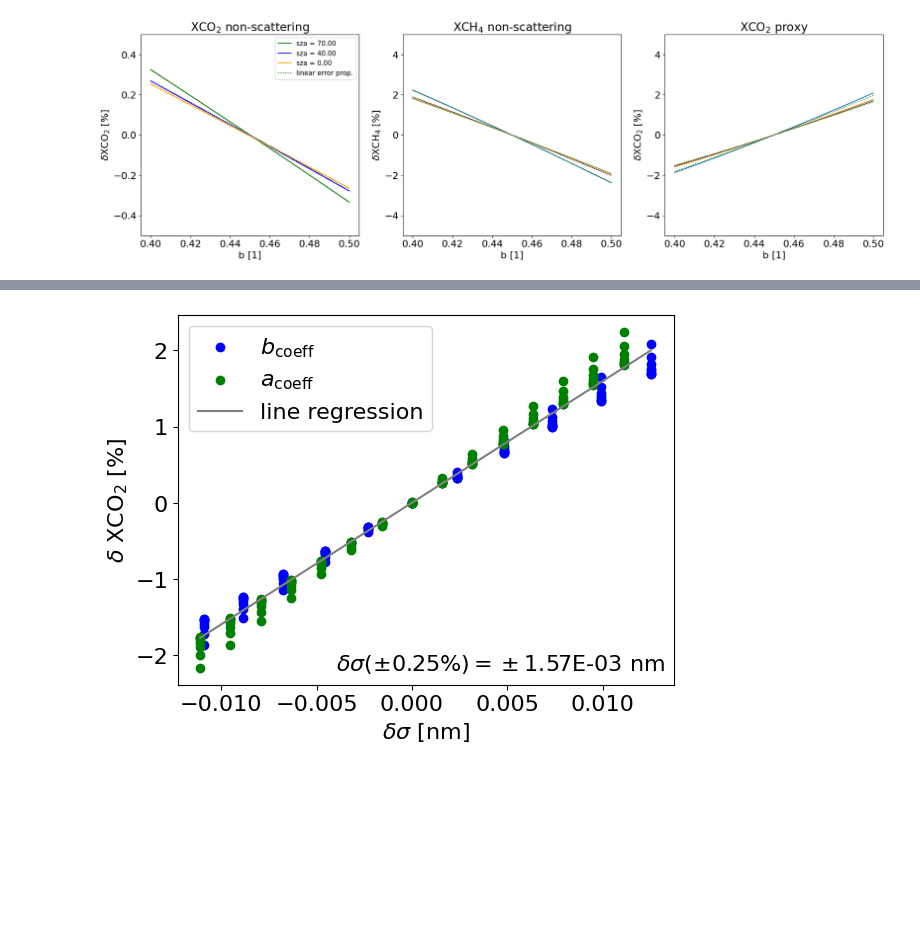
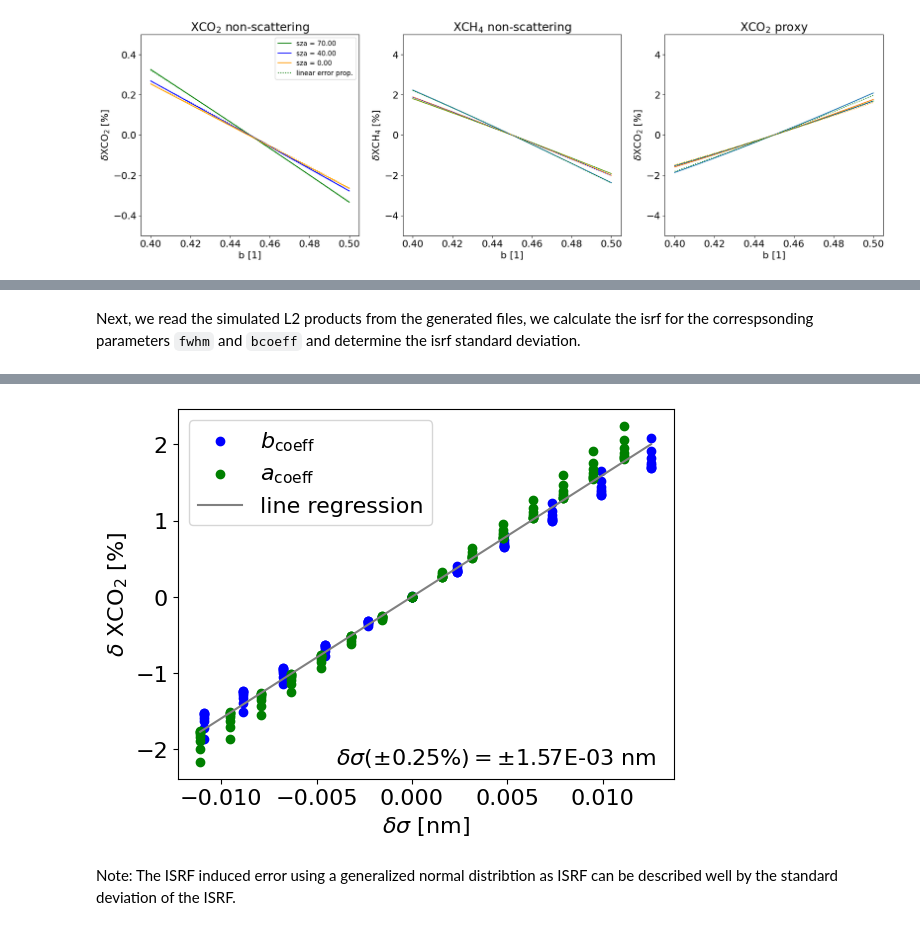
Before and after one commit to undomained/teds, a Jupyter notebook: examples/exp6_isrf/exp6.0_isrf_sensitivities.ipynb, the cells around one changed output, grey strips where cells are left out. Drawn from its saved outputs; the diff is of its cells as text; code cells hidden in the pictures; blank space fills up the shorter version.

Commit message:
exp5 isrf updated

```diff
--- a/examples/exp6_isrf/exp6.0_isrf_sensitivities.ipynb
+++ b/examples/exp6_isrf/exp6.0_isrf_sensitivities.ipynb
@@ -345,5 +324,5 @@ if(data_aly1_acoeff):
 # %%
-if(data_aly2_acoeff):
+if(pam_acoeff):
 
     nacoeff,nsza,nwave = radiance_per_acoeff.shape
 
@@ -416,8 +397,8 @@ if(data_aly2_acoeff):
 # %%
-if(data_read_bcoeff):
+if(pam_bcoeff):
 
     path = '/home/jochen/TANGO_E2ES/EndtoEndProject/data/interface_data/'
-    za = [70., 60, 50, 40, 30, 20, 10, 0]
+    sza = [70., 60, 50, 40, 30, 20, 10, 0]
     nsza = len(sza)
 
     nbcoeff = 11
@@ -505,5 +486,5 @@ if(data_read_bcoeff):
 # %%
-if(data_aly1_bcoeff):
+if(pam_bcoeff):
     fig = plt.figure(figsize=(22,8), dpi=100,)
     plt.rcParams.update({'font.size': 16})
 
@@ -541,5 +524,5 @@ if(data_aly1_bcoeff):
 # %%
-if(data_aly2_bcoeff):
+if(pam_bcoeff):
 
     nbcoeff,nsza,nwave = radiance_per_bcoeff.shape
 
@@ -630,8 +617,10 @@ def generalized_normal(x, fwhm, b=0.5, deriv=False):
     if deriv:
         y *= -(2/fwhm)**(1/b)*np.log(2)*np.sign(x)*np.abs(x)**(1/b-1)/b
     return y
+# %% [markdown]
+Next, we read the simulated L2 products from the generated files, we calculate the isrf for the correspsonding parameters `fwhm` and `bcoeff` and determine the isrf standard deviation.
 # %%
-if(req_aly):
+if(pam_req_analysis):
 
     path = '/home/jochen/TANGO_E2ES/EndtoEndProject/data/interface_data/'
     sza = [70., 60, 50, 40, 30, 20, 10, 0]
@@ -711,7 +700,7 @@ if(req_aly):
     A = np.vstack([std, np.ones(len(std))]).T
     A = std[:,np.newaxis]
     m, _, _, _ = np.linalg.lstsq(A, xco2_error)
-    plt.plot(std, m*std, 'r', label='line regression', color='grey')
+    plt.plot(std, m*std, label='line regression', color='grey')
 
     #assume an CO2 proxy error of 0.25 %. Calculate the correspsonding std dev error that is acceptable
     e_max = (0.25)/m
@@ -726 +713,3 @@ To use the future default and silence this warning we advise to pass `rcond=None
-[figure, old version]
+[figure, new version]
+# %% [markdown]
+Note: The ISRF induced error using a generalized normal distribtion as ISRF can be described well by the standard deviation of the ISRF.
```
Also changed, not shown: parts of 44 cells of this notebook, 52 other files.
